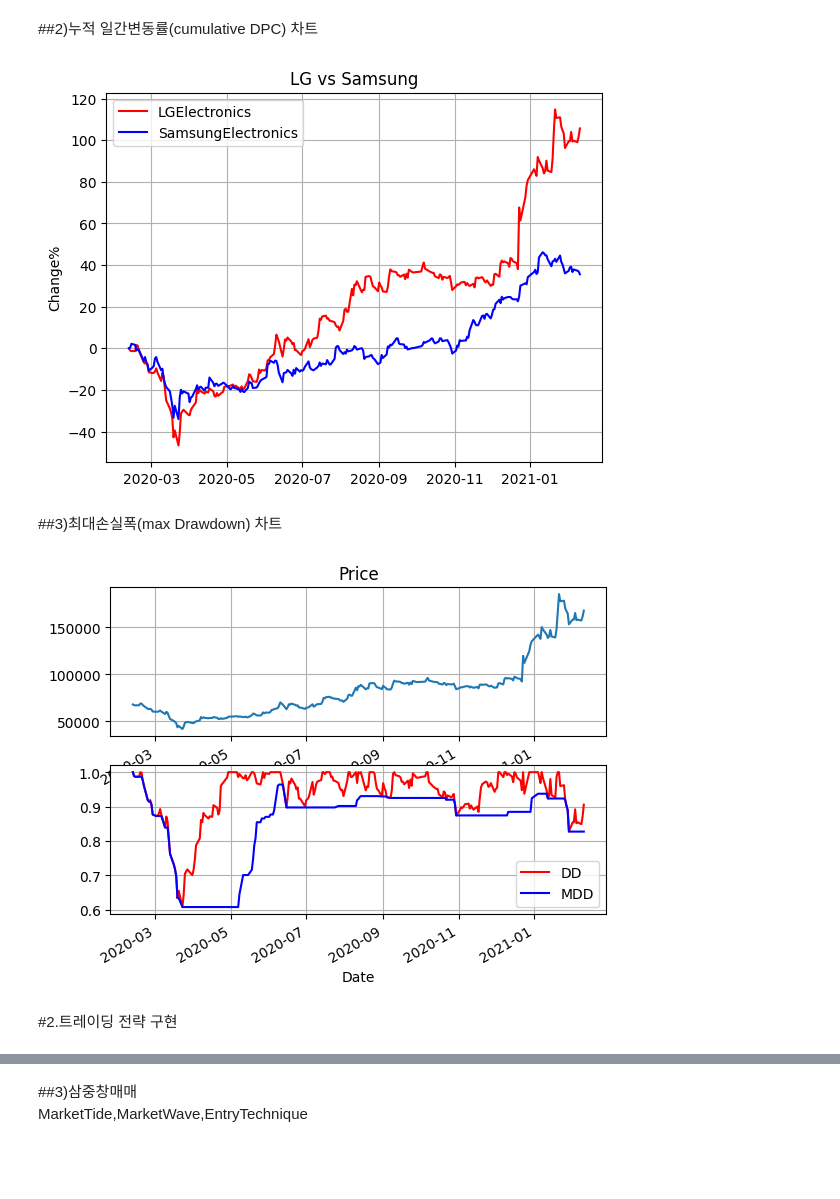
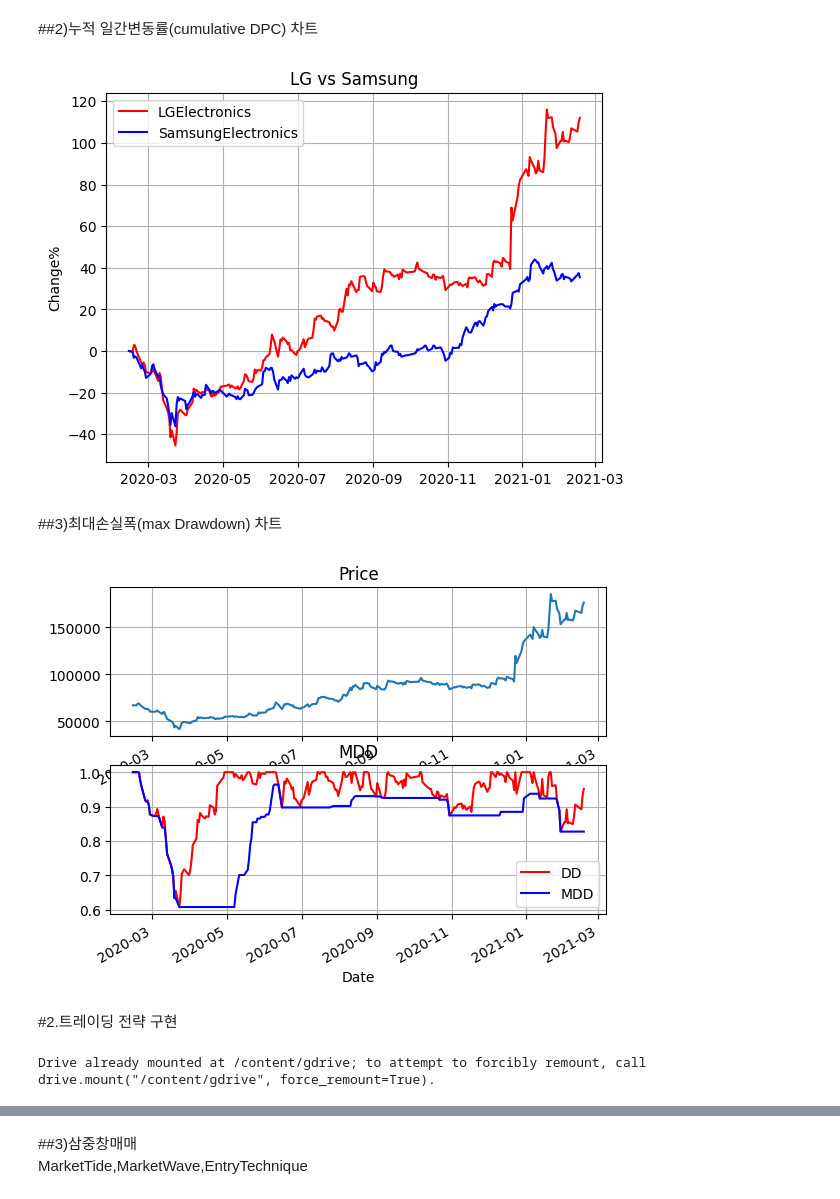
Before and after one commit to DongjunYou/PersonalProject_TradingBot, a Jupyter notebook: 2.Visualization/Visualization.ipynb, the cells around one changed output, grey strips where cells are left out. Cells and saved outputs as stored; diff of their text form; code cells hidden in the pictures; blank space fills up the shorter version.

Commit message:
Colaboratory를 통해 생성됨

```diff
--- a/2.Visualization/Visualization.ipynb
+++ b/2.Visualization/Visualization.ipynb
@@ -86,11 +86,11 @@ sm_df.index=pd.to_datetime(sm_df['Date'])
 sm_df=sm_df[['Open','High','Low','Close','Volume']]
 sm_df.sort_index(inplace=True) #아래가 높음 #inplace필수
 # %%
-lg_df=lg_df.iloc[-250:-1] #연중 평일은 250일 정도 #행기준 인덱싱은 쉼표필요없음
+lg_df=lg_df.iloc[-251:-1] #연중 평일은 250일 정도 #행기준 인덱싱은 쉼표필요없음
 lg_dpc=(lg_df['Close']/lg_df['Close'].shift(1)-1)*100 #당연히 어제것을 많이 쓰니깐(특정 인덱스기준 값이 아래로 간다)
 lg_dpc.iloc[0]=0 #이제 인덱스만으로 못쓰니깐 #초깃값 일치
 lg_dpc_cs=lg_dpc.cumsum()
-sm_df=sm_df.iloc[-250:-1]
+sm_df=sm_df.iloc[-251:-1]
 sm_dpc=(sm_df['Close']/sm_df['Close'].shift(1)-1)*100
 sm_dpc.iloc[0]=0
 sm_dpc_cs=sm_dpc.cumsum()
@@ -103,7 +103,7 @@ plt.ylabel('Change%')
 plt.legend(loc='best') #이 두개는 그냥 기본 값
 plt.grid(True)
 # %% [output]
-[figure, old version]
+[figure, new version]
 # %% [markdown]
 ##3)최대손실폭(max Drawdown) 차트
 # %%
@@ -113,11 +113,17 @@ maxdd=dd.rolling(30,min_periods=1).min()
 # %%
 plt.subplot(2,1,1) #훨씬 편함
 lg_df.Close.plot(title='Price',grid=True)
 plt.subplot(2,1,2)
 dd.plot(c='red',label='DD',grid=True,legend=True)
-maxdd.plot(c='blue',label='MDD',grid=True,legend=True)
+maxdd.plot(c='blue',label='MDD',title='MDD',grid=True,legend=True)
 plt.show()
 # %% [output]
-[figure, old version]
+[figure, new version]
 # %% [markdown]
 #2.트레이딩 전략 구현<br>
+# %%
+from google.colab import drive
+drive.mount('/content/gdrive')
+df=pd.read_csv('/content/gdrive/MyDrive/Dataset/tempdb.csv')
+# %% [output]
+Drive already mounted at /content/gdrive; to attempt to forcibly remount, call drive.mount("/content/gdrive", force_remount=True).
```
Also changed, not shown: parts of 20 cells of this notebook.
